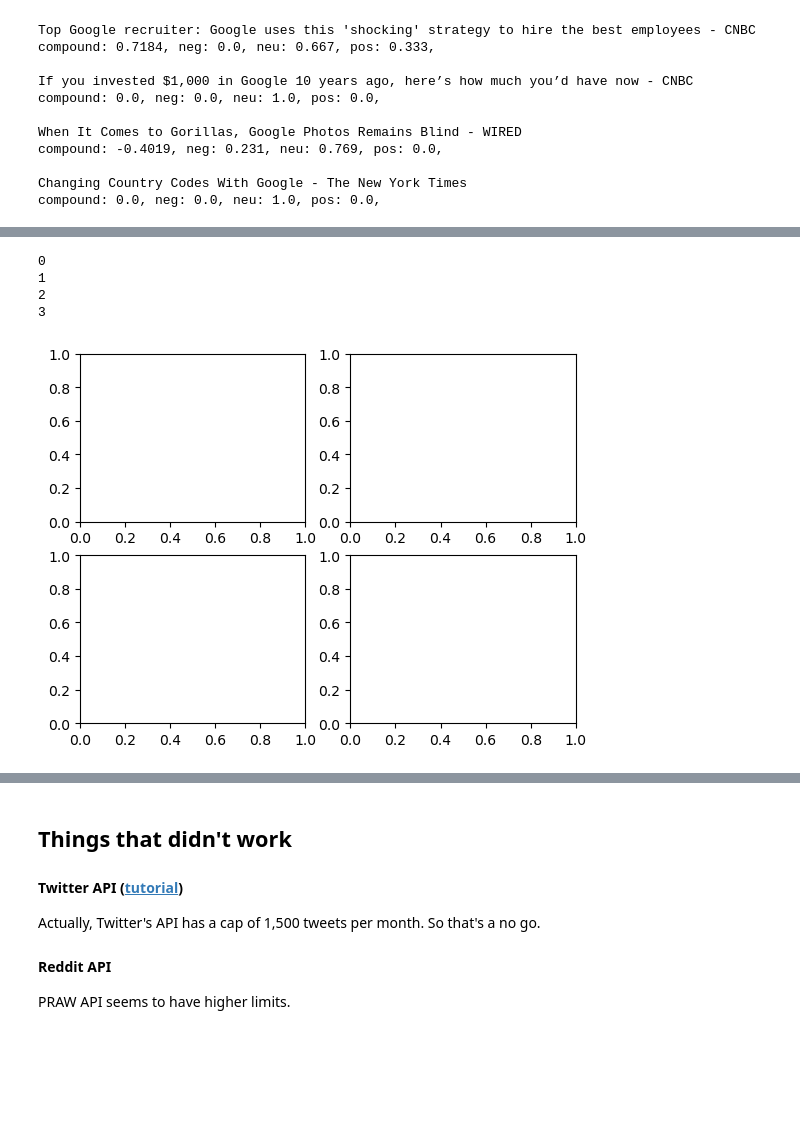
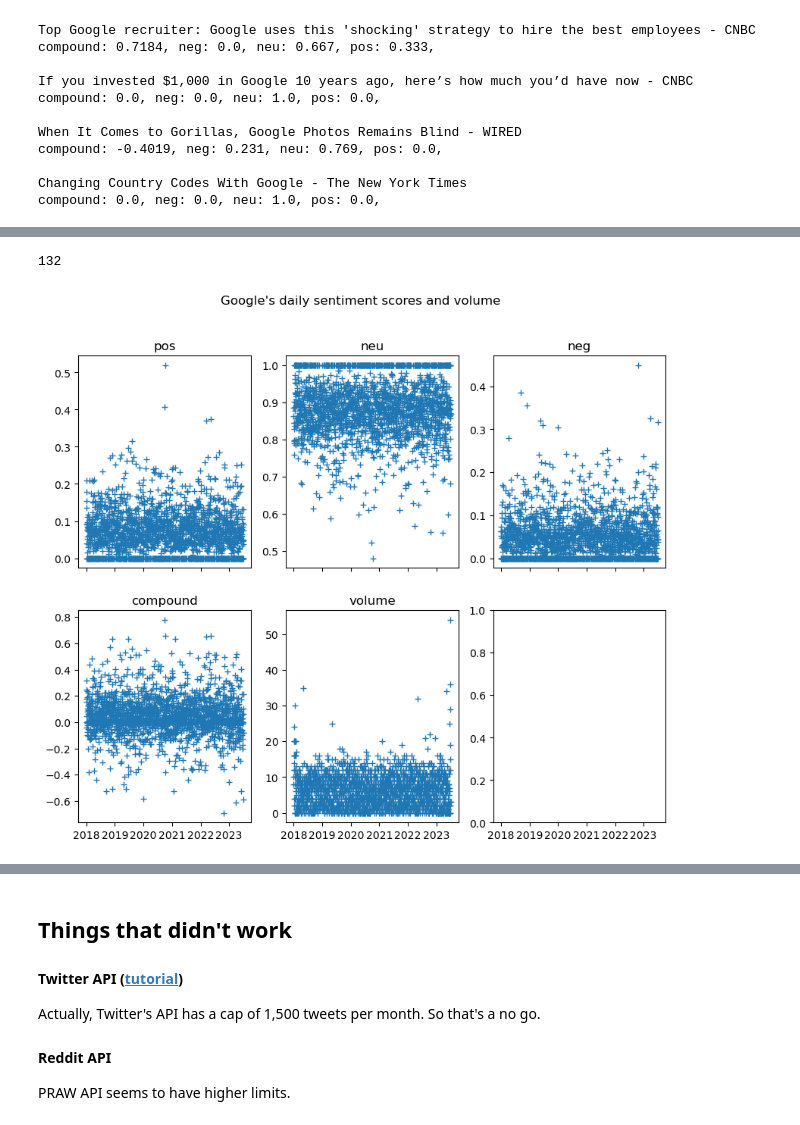
Before and after one commit to amberlee0516/ds4a-stock-price, a Jupyter notebook: sentiment analysis.ipynb, the cells around one changed output, grey strips where cells are left out. Cells and saved outputs as stored; diff of their text form; code cells hidden in the pictures; blank space fills up the shorter version.

Commit message:
EDA for sentiment analysis
5 years of google sentiment scores

```diff
--- a/sentiment analysis.ipynb
+++ b/sentiment analysis.ipynb
@@ -440,4 +435,4 @@ def wrangle_day(df):
 # TO DO: figure out which days have 0 headlines!
 # TO DO: check the shape of
 # %%
-tmp = wrangle_day(twitter)
+google_day = wrangle_day(google)
@@ -483,0 +441,8 @@ import matplotlib.pyplot as plt
+# %%
+missing_dates = pd.date_range(start = '2018-01-01',
+                              end = '2023-07-01').tz_localize('utc'
+                                                             ).difference(google_day.set_index('date').index)
+# %%
+print(len(missing_dates))
+# %% [output]
+132
@@ -484,15 +454,37 @@ import matplotlib.pyplot as plt
+# %%
+def impute_missing_headlines(df, start='2018-01-01', end='2023-07-01'):
+    """
+    df: avg sentiment score + volume per day
+    """
+
+    missing_dates = pd.date_range(start, end).tz_localize('utc'
+                                                         ).difference(df.set_index('date').index)
+    n_missing = len(missing_dates)
+
+    no_headlines_df = pd.DataFrame({'date': missing_dates,
+                                    'compound': np.zeros(n_missing),
+                                    'neg': np.zeros(n_missing),
+                                    'neu': np.ones(n_missing),
+                                    'pos': np.zeros(n_missing),
+                                    'volume': np.zeros(n_missing)})
+
+    return pd.concat([df, no_headlines_df], ignore_index = True).sort_values('date')
+# %%
+google_day = impute_missing_headlines(google_day)
 # %%
-var = ['compound', 'neg', 'neu', 'pos', 'volume']
-fig, axes = plt.subplots(nrows=2, ncols=3)
+var_list = ['pos', 'neu', 'neg','compound', 'volume']
+
+fig, axes = plt.subplots(nrows=2, ncols=3,
+                         figsize=(10, 8), sharex = True)
+
+fig.suptitle('Google\'s daily sentiment scores and volume ')
 
 # loop over elements in subplot and data, plot each one
-for ax,i in zip(axes.flatten(),range(4)):
+for ax,var in zip(axes.flatten(), var_list):
 
-    ax.plot(google['date'], google.iloc[google.shape()[0], ])
-    print(i)
+    ax.plot(google_day['date'], google_day[var], "+")
+    ax.title.set_text(var)
+
+fig.savefig("google_daily.png")
 # %% [output]
-0
-1
-2
-3
-[figure, old version]
+[figure, new version]
```
Also changed, not shown: parts of 29 cells of this notebook, 3 other files.
